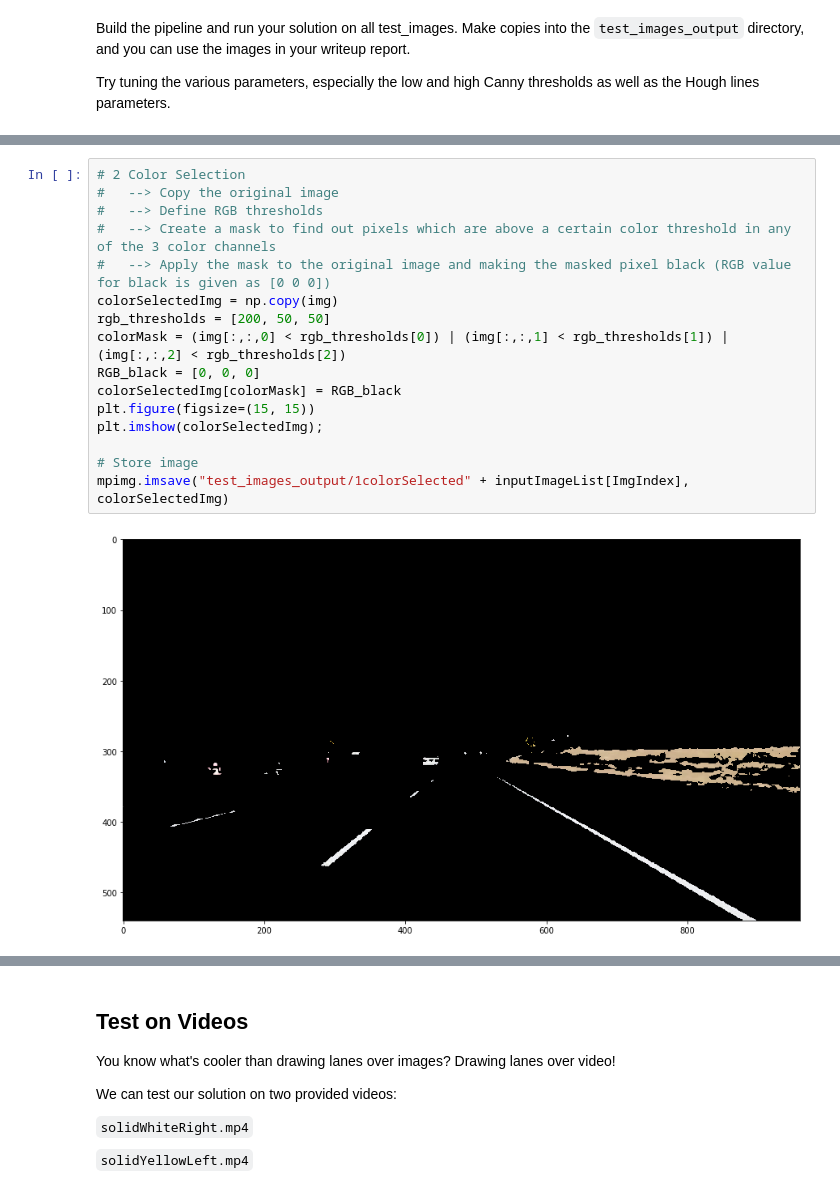
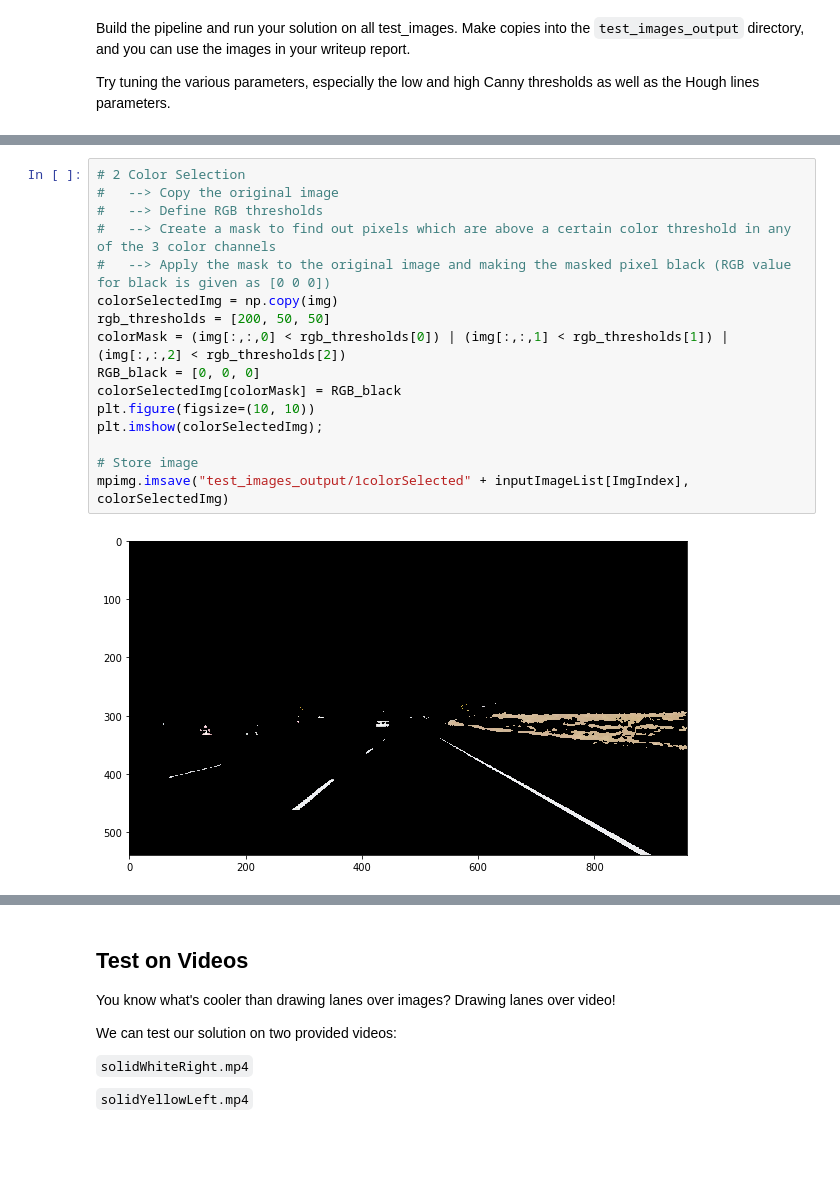
Before and after one commit to dschmoeller/01FindingLaneLines, a Jupyter notebook: CarND-LaneLines-P1-master/CarND-LaneLines-P1-master/P1.ipynb, the cells around one changed output, grey strips where cells are left out. Drawn from its saved outputs; the diff is of its cells as text; blank space fills up the shorter version.

```diff
--- a/CarND-LaneLines-P1-master/CarND-LaneLines-P1-master/P1.ipynb
+++ b/CarND-LaneLines-P1-master/CarND-LaneLines-P1-master/P1.ipynb
@@ -210,21 +243,21 @@ This image is: <class 'numpy.ndarray'> with dimensions: (540, 960, 3)
 # %%
 # 2 Color Selection
 #   --> Copy the original image
 #   --> Define RGB thresholds
 #   --> Create a mask to find out pixels which are above a certain color threshold in any of the 3 color channels
 #   --> Apply the mask to the original image and making the masked pixel black (RGB value for black is given as [0 0 0])
 colorSelectedImg = np.copy(img)
 rgb_thresholds = [200, 50, 50]
 colorMask = (img[:,:,0] < rgb_thresholds[0]) | (img[:,:,1] < rgb_thresholds[1]) | (img[:,:,2] < rgb_thresholds[2])
 RGB_black = [0, 0, 0]
 colorSelectedImg[colorMask] = RGB_black
-plt.figure(figsize=(15, 15))
+plt.figure(figsize=(10, 10))
 plt.imshow(colorSelectedImg);
 
 # Store image
 mpimg.imsave("test_images_output/1colorSelected" + inputImageList[ImgIndex], colorSelectedImg)
 # %% [output]
-[figure, old version]
+[figure, new version]
 # %%
 # 3 Region masking
 #   --> Defining a region of interest
```
Also changed, not shown: parts of 24 cells of this notebook, 1 other file.
